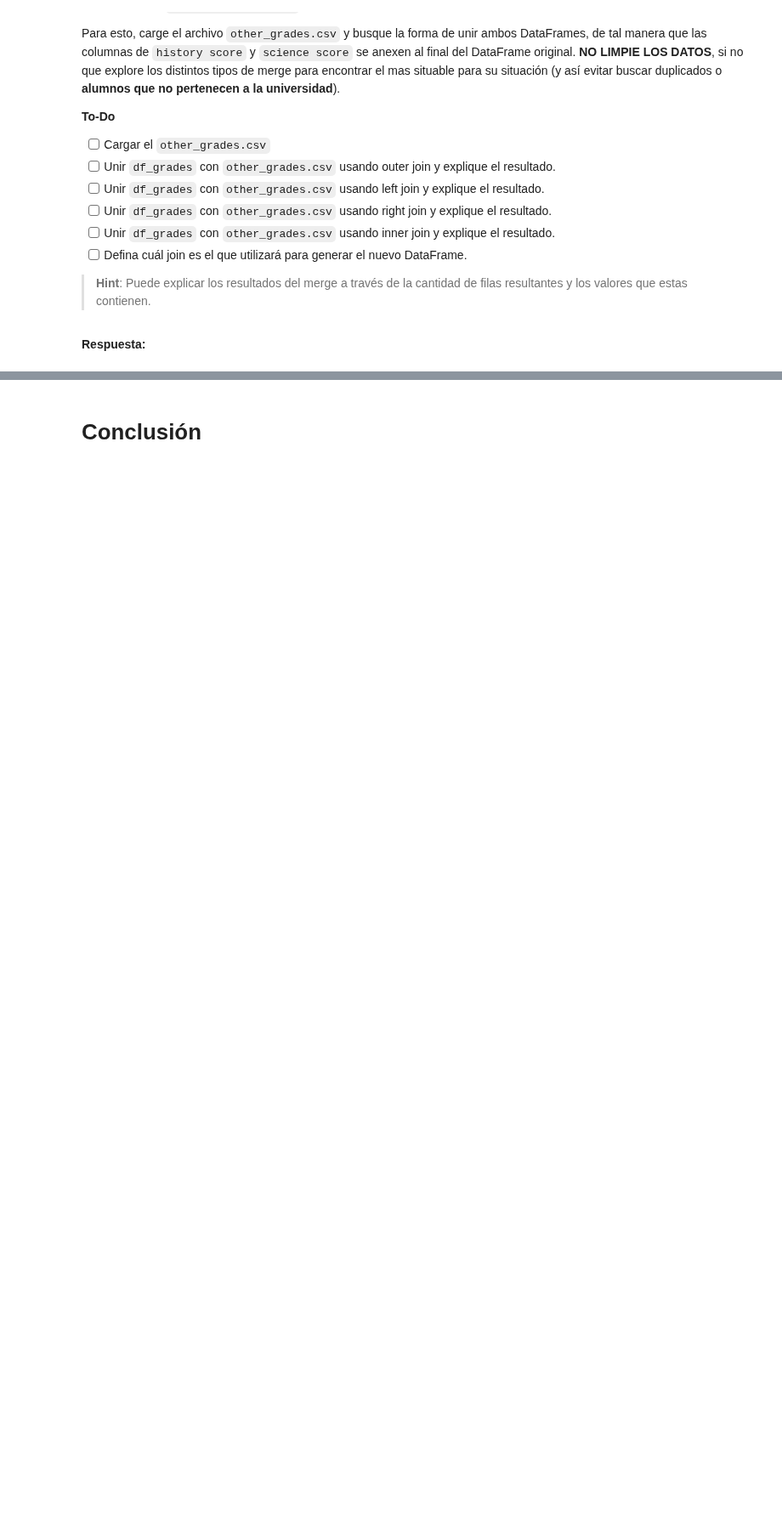
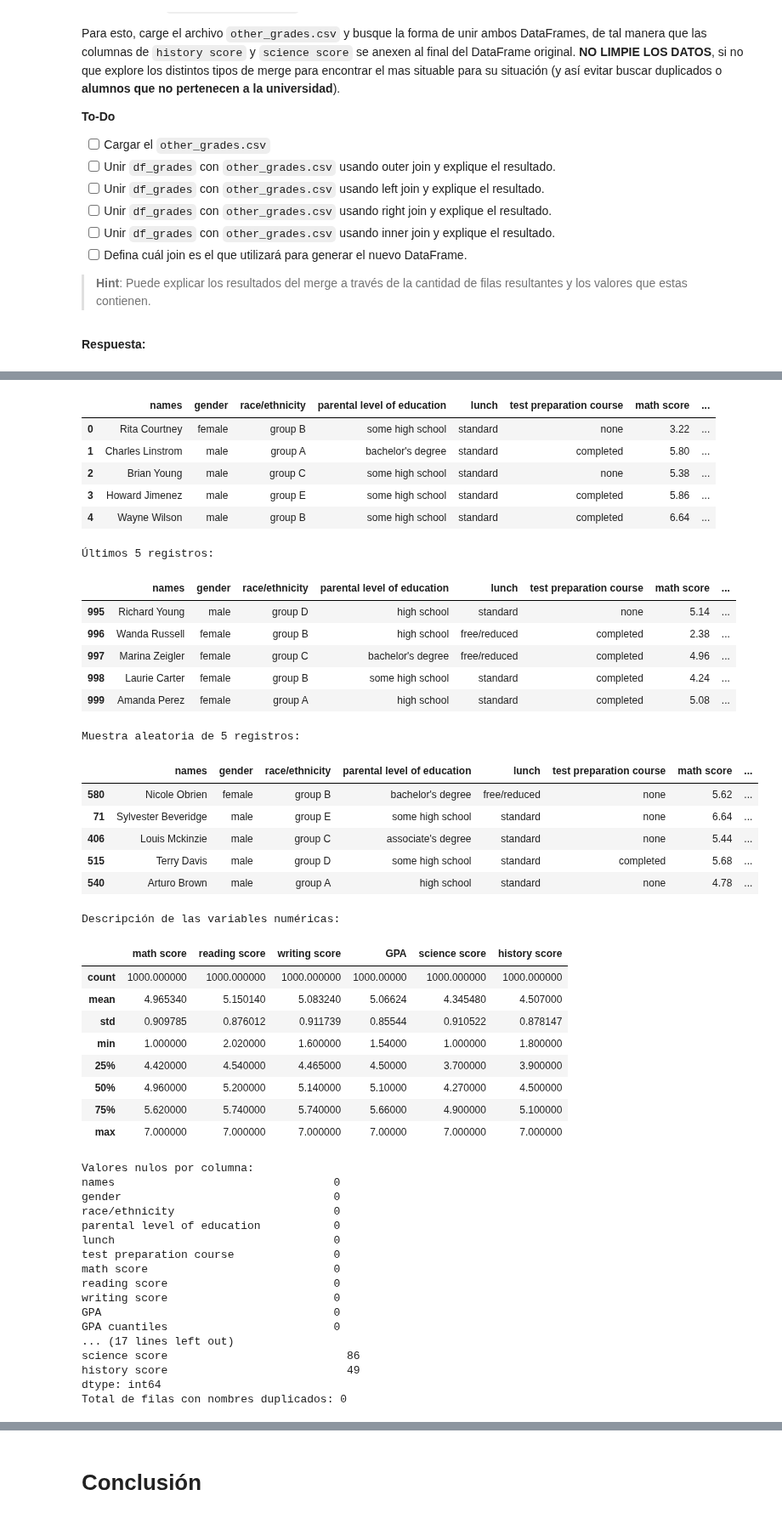
Before and after one commit to Qajirr/MDS7202-Labs, a Jupyter notebook: Lab 3 - Pandas/Lab3.ipynb, the cells around one changed output, grey strips where cells are left out. Shown at 85% size. Drawn from its saved outputs; the diff is of its cells as text; code cells hidden in the pictures; blank space fills up the shorter version.

```diff
--- a/Lab 3 - Pandas/Lab3.ipynb
+++ b/Lab 3 - Pandas/Lab3.ipynb
@@ -873,0 +1028,3 @@ df_grades_inner = pd.merge(df_grades, other_grades, on='common_column', how='inn
+# %%
+exploratory_data_analysis(df_grades_inner)
+# %% [output]
@@ -873,0 +1034,47 @@ df_grades_inner = pd.merge(df_grades, other_grades, on='common_column', how='inn
+|  | names | gender | race/ethnicity | parental level of education | lunch | test preparation course | math score | ... |
+| 0 | Rita Courtney | female | group B | some high school | standard | none | 3.22 | ... |
+| 1 | Charles Linstrom | male | group A | bachelor's degree | standard | completed | 5.80 | ... |
+| 2 | Brian Young | male | group C | some high school | standard | none | 5.38 | ... |
+| 3 | Howard Jimenez | male | group E | some high school | standard | completed | 5.86 | ... |
+| 4 | Wayne Wilson | male | group B | some high school | standard | completed | 6.64 | ... |
+Últimos 5 registros:
+|  | names | gender | race/ethnicity | parental level of education | lunch | test preparation course | math score | ... |
+| 995 | Richard Young | male | group D | high school | standard | none | 5.14 | ... |
+| 996 | Wanda Russell | female | group B | high school | free/reduced | completed | 2.38 | ... |
+| 997 | Marina Zeigler | female | group C | bachelor's degree | free/reduced | completed | 4.96 | ... |
+| 998 | Laurie Carter | female | group B | some high school | standard | completed | 4.24 | ... |
+| 999 | Amanda Perez | female | group A | high school | standard | completed | 5.08 | ... |
+Muestra aleatoria de 5 registros:
+|  | names | gender | race/ethnicity | parental level of education | lunch | test preparation course | math score | ... |
+| 580 | Nicole Obrien | female | group B | bachelor's degree | free/reduced | none | 5.62 | ... |
+| 71 | Sylvester Beveridge | male | group E | some high school | standard | none | 6.64 | ... |
+| 406 | Louis Mckinzie | male | group C | associate's degree | standard | none | 5.44 | ... |
+| 515 | Terry Davis | male | group D | some high school | standard | completed | 5.68 | ... |
+| 540 | Arturo Brown | male | group A | high school | standard | none | 4.78 | ... |
+Descripción de las variables numéricas:
+|  | math score | reading score | writing score | GPA | science score | history score |
+| count | 1000.000000 | 1000.000000 | 1000.000000 | 1000.00000 | 1000.000000 | 1000.000000 |
+| mean | 4.965340 | 5.150140 | 5.083240 | 5.06624 | 4.345480 | 4.507000 |
+| std | 0.909785 | 0.876012 | 0.911739 | 0.85544 | 0.910522 | 0.878147 |
+| min | 1.000000 | 2.020000 | 1.600000 | 1.54000 | 1.000000 | 1.800000 |
+| 25% | 4.420000 | 4.540000 | 4.465000 | 4.50000 | 3.700000 | 3.900000 |
+| 50% | 4.960000 | 5.200000 | 5.140000 | 5.10000 | 4.270000 | 4.500000 |
+| 75% | 5.620000 | 5.740000 | 5.740000 | 5.66000 | 4.900000 | 5.100000 |
+| max | 7.000000 | 7.000000 | 7.000000 | 7.00000 | 7.000000 | 7.000000 |
+Valores nulos por columna:
+names                                 0
+gender                                0
+race/ethnicity                        0
+parental level of education           0
+lunch                                 0
+test preparation course               0
+math score                            0
+reading score                         0
+writing score                         0
+GPA                                   0
+GPA cuantiles                         0
+... (17 lines left out)
+science score                           86
+history score                           49
+dtype: int64
+Total de filas con nombres duplicados: 0
```
Also changed, not shown: parts of 11 cells of this notebook.
